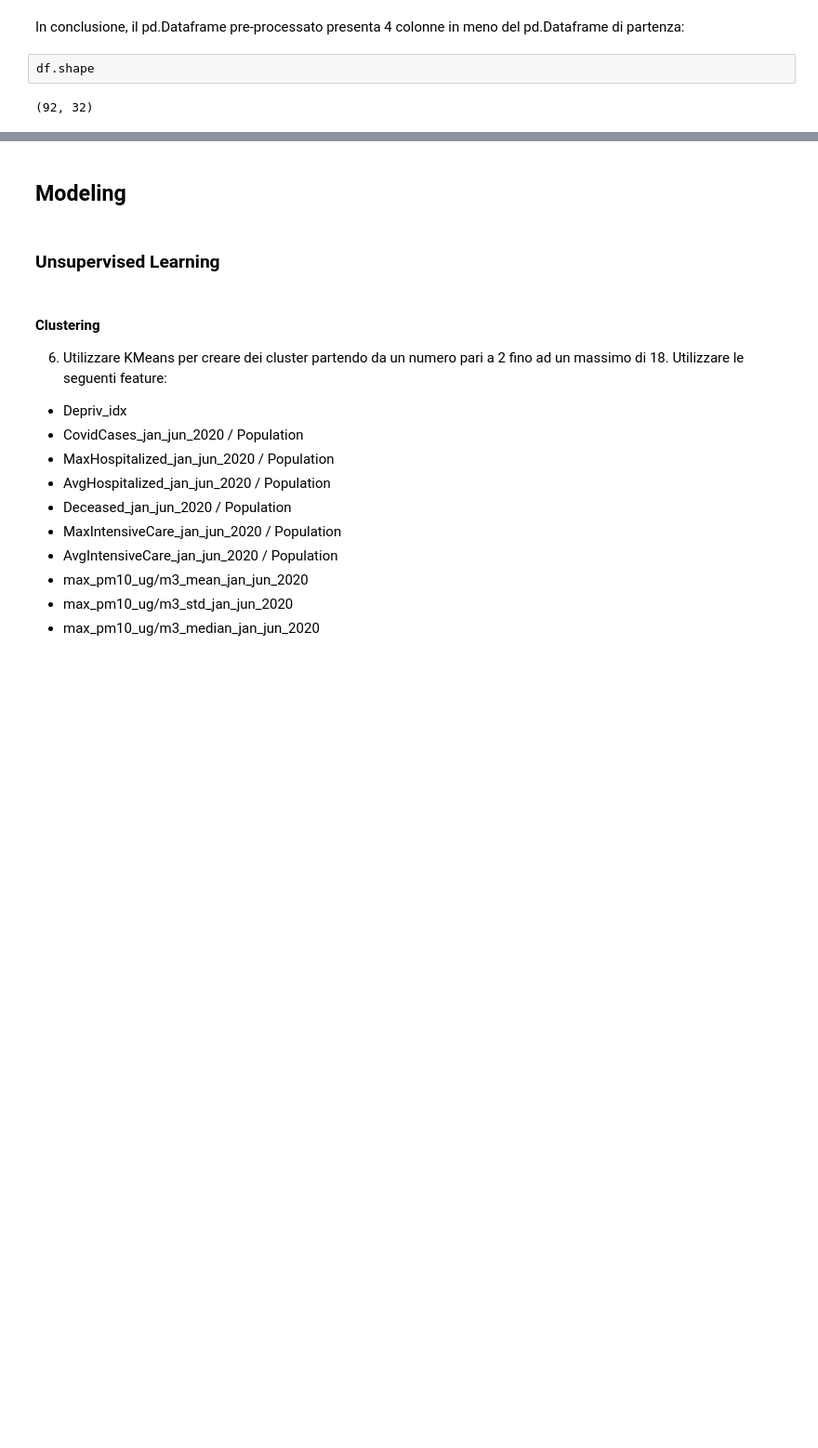
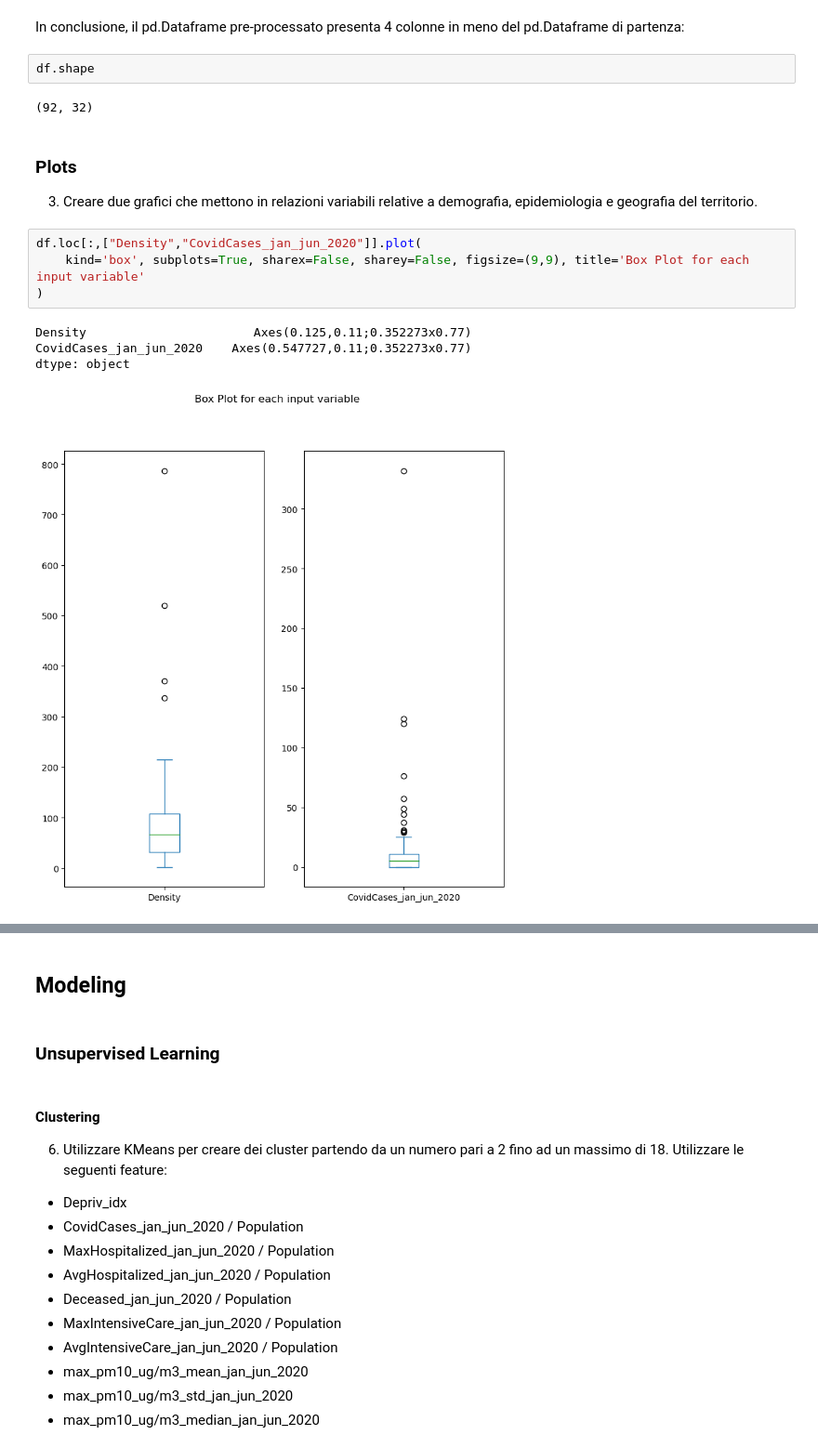
Before and after one commit to nutc22/ml-covid-pollution, a Jupyter notebook: exam.ipynb, the cells around one changed output, grey strips where cells are left out. Shown at 93% size. Saved outputs shown, nothing was run; the diff lists cells and outputs as text; blank space fills up the shorter version.

Commit message:
plotting

```diff
--- a/exam.ipynb
+++ b/exam.ipynb
@@ -151,3 +155,16 @@ In conclusione, il pd.Dataframe pre-processato presenta 4 colonne in meno del pd
 df.shape
 # %% [output]
 (92, 32)
+# %% [markdown]
+### Plots
+
+3. Creare due grafici che mettono in relazioni variabili relative a demografia, epidemiologia e geografia del territorio.
+# %%
+df.loc[:,["Density","CovidCases_jan_jun_2020"]].plot(
+    kind='box', subplots=True, sharex=False, sharey=False, figsize=(9,9), title='Box Plot for each input variable'
+)
+# %% [output]
+Density                       Axes(0.125,0.11;0.352273x0.77)
+CovidCases_jan_jun_2020    Axes(0.547727,0.11;0.352273x0.77)
+dtype: object
+[figure, added]
```
Also changed, not shown: parts of 5 cells of this notebook.
